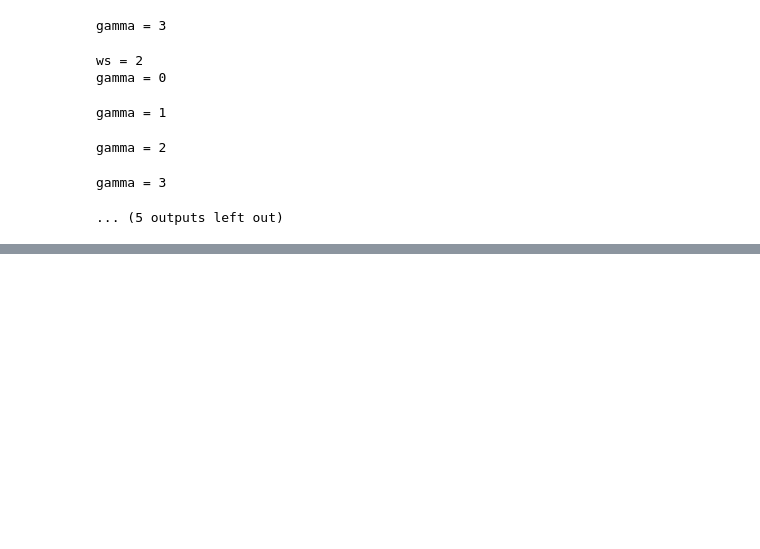
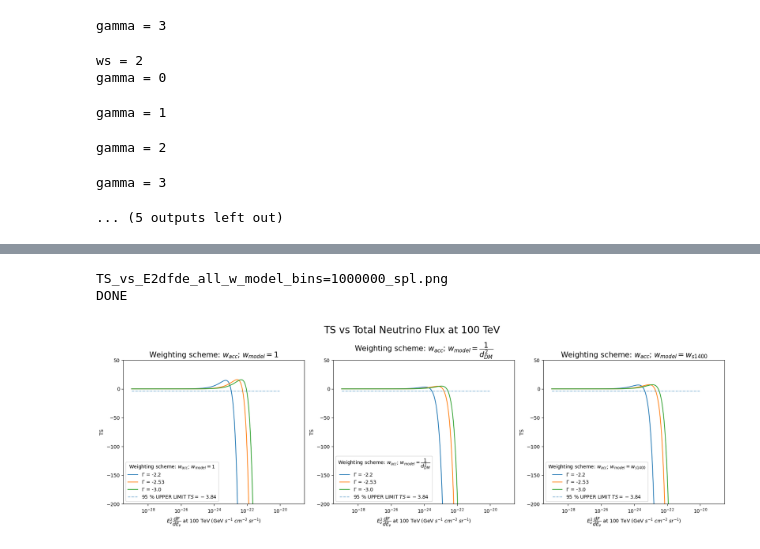
Before and after one commit to DarkWake9/IceCube-Package, a Jupyter notebook: package/double_integral.ipynb, the cells around one changed output, grey strips where cells are left out. Cells and saved outputs as stored; diff of their text form; code cells hidden in the pictures; blank space fills up the shorter version.

```diff
--- a/package/double_integral.ipynb
+++ b/package/double_integral.ipynb
@@ -552 +552,59 @@ for i in range(1, 4):
+# %%
+plt.style.use('default')
+fig, axs = plt.subplots(1,3, figsize=(18, 6))
+
+for gamma in [ 1, 2, 3]:#range(4):
+    # axs[0,0].plot(e2dfde[gamma]/1e9, all_TSS[0][gamma], label='$\Gamma$ = ' + str(gamma_arr[gamma]))    #in GeV
+
+    axs[0].plot(e2dfde[gamma]/1e9, all_TSS[1][gamma], label='$\Gamma$ = ' + str(gamma_arr[gamma]))# + ' with wt')    #in GeV
+
+    axs[1].plot(e2dfde[gamma]/1e9, all_TSS[2][gamma], label='$\Gamma$ = ' + str(gamma_arr[gamma]))# + ' with wt and dist')    #in GeV
+
+    axs[2].plot(e2dfde[gamma]/1e9, all_TSS[3][gamma], label='$\Gamma$ = ' + str(gamma_arr[gamma]))# + ' with wt and s1400')    #in GeV
+
+axs[0].set_title('Weighting scheme: $w_{acc}$; $w_{model} = 1$', fontsize=15)
+axs[1].set_title('Weighting scheme: $w_{acc}$; $w_{model} = \dfrac{1}{d_{DM}^2}$' , fontsize=15)
+axs[2].set_title('Weighting scheme: $w_{acc}$; $w_{model} = w_{s1400}$', fontsize=15)
+
+
+
+
+axs[0].hlines(-3.84, 1e-29, 1e-20, linestyles='dashed', lw=0.7, ls='-.', label='95 % UPPER LIMIT $TS = -3.84$')
+axs[1].hlines(-3.84, 1e-29, 1e-20, linestyles='dashed', lw=0.7, ls='-.', label='95 % UPPER LIMIT $TS = -3.84$')
+axs[2].hlines(-3.84, 1e-29, 1e-20, linestyles='dashed', lw=0.7, ls='-.', label='95 % UPPER LIMIT $TS = -3.84$')
+
+axs[0].legend(title = 'Weighting scheme: $w_{acc}$; $w_{model} = 1$')
+axs[0].set_xscale('log')
+axs[0].set_xlabel('$E^2_{\u03BD} \dfrac{dF}{dE_{\u03BD}}$ at 100 TeV (GeV $s^{-1}$ $cm^{-2}$ $sr^{-1}$)')
+axs[0].set_ylabel('TS')
+# axs[0].set_title('TS vs $E^2_{\u03BD} \dfrac{dF}{dE_{\u03BD}}$')
+axs[0].set_ylim(-200, 50)
+# axs[0].set_xlim(5e-20, 1e-13)
+
+axs[1].legend(title = 'Weighting scheme: $w_{acc}$; $w_{model} =\dfrac{1}{d_{DM}^2}$')
+axs[1].set_xscale('log')
+axs[1].set_xlabel('$E^2_{\u03BD} \dfrac{dF}{dE_{\u03BD}}$ at 100 TeV (GeV $s^{-1}$ $cm^{-2}$ $sr^{-1}$)')
+axs[1].set_ylabel('TS')
+# axs[1].set_title('TS vs $E^2_{\u03BD} \dfrac{dF}{dE_{\u03BD}}$')
+axs[1].set_ylim(-200, 50)
+# axs[1].set_xlim(5e-20, 1e-13)
+
+axs[2].legend(title = 'Weighting scheme: $w_{acc}$; $w_{model} = w_{s1400}$')
+axs[2].set_xscale('log')
+axs[2].set_xlabel('$E^2_{\u03BD} \dfrac{dF}{dE_{\u03BD}}$ at 100 TeV (GeV $s^{-1}$ $cm^{-2}$ $sr^{-1}$)')
+axs[2].set_ylabel('TS')
+# axs[2].set_title('TS vs $E^2_{\u03BD} \dfrac{dF}{dE_{\u03BD}}$')
+axs[2].set_ylim(-200, 50)
+# axs[2].set_xlim(5e-20, 1e-13)
+
+plt.suptitle('TS vs Total Neutrino Flux at 100 TeV', fontsize=20)
+
+plt.tight_layout()
+plt.savefig(f'outputs/TS_vs_E2dfde_all_w_model_bins={len(enus)}_spl.png')
+# plt.show()
+print(f'\nTS_vs_E2dfde_all_w_model_bins={len(enus)}_spl.png\nDONE')
+# %% [output]
+TS_vs_E2dfde_all_w_model_bins=1000000_spl.png
+DONE
+[figure, added]
 # %%
```
Also changed, not shown: parts of 17 cells of this notebook, 16 other files.
